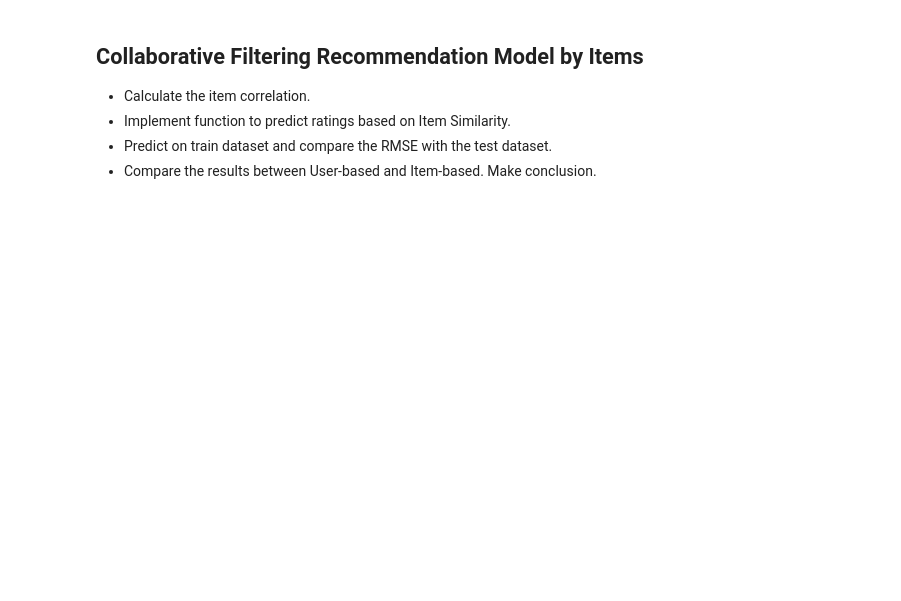
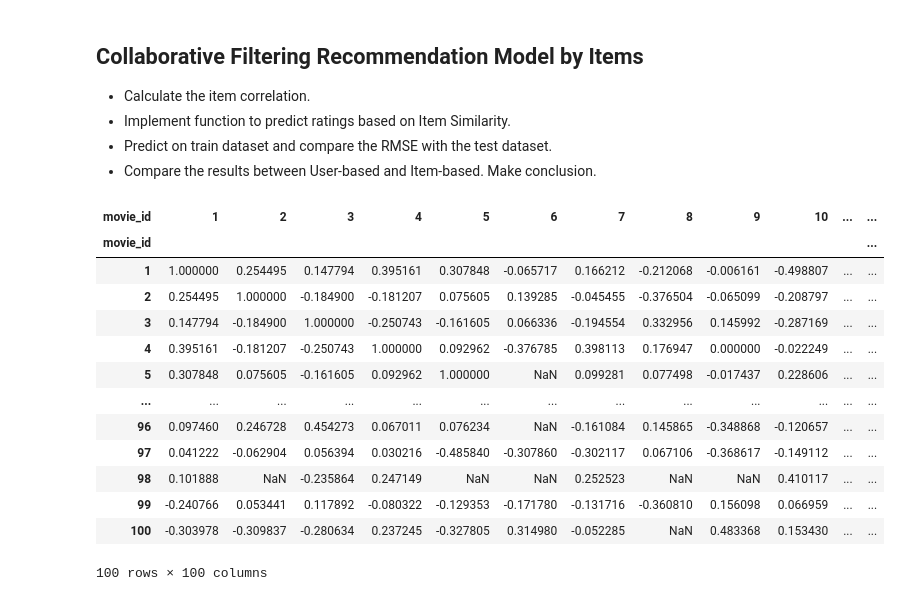
Before and after one commit to lucas-two/Big-Data, a Jupyter notebook: lab3/movie_reccomendations.ipynb, the cells around one changed output. Drawn from its saved outputs; the diff is of its cells as text; code cells hidden in the pictures; blank space fills up the shorter version.

```diff
--- a/lab3/movie_reccomendations.ipynb
+++ b/lab3/movie_reccomendations.ipynb
@@ -220,0 +275,25 @@ def sim_matrix(M, dimension='user'):
+# %%
+# Creating our matricies from the data (item-based)
+train_matrix_item = train_data.pivot_table(index='user_id', columns='movie_id', values='rating').astype('float64')
+test_matrix_item = test_data.pivot_table(index='user_id', columns='movie_id', values='rating').astype('float64')
+# %%
+# Create correlation matrix
+corr_matrix_item = train_matrix_item.corr(method='pearson', min_periods=10)
+
+# Display our user correlation matrix
+corr_matrix_item
+# %% [output]
+| movie_id | 1 | 2 | 3 | 4 | 5 | 6 | 7 | 8 | 9 | 10 | ... | ... |
+| movie_id |  |  |  |  |  |  |  |  |  |  |  | ... |
+| 1 | 1.000000 | 0.254495 | 0.147794 | 0.395161 | 0.307848 | -0.065717 | 0.166212 | -0.212068 | -0.006161 | -0.498807 | ... | ... |
+| 2 | 0.254495 | 1.000000 | -0.184900 | -0.181207 | 0.075605 | 0.139285 | -0.045455 | -0.376504 | -0.065099 | -0.208797 | ... | ... |
+| 3 | 0.147794 | -0.184900 | 1.000000 | -0.250743 | -0.161605 | 0.066336 | -0.194554 | 0.332956 | 0.145992 | -0.287169 | ... | ... |
+| 4 | 0.395161 | -0.181207 | -0.250743 | 1.000000 | 0.092962 | -0.376785 | 0.398113 | 0.176947 | 0.000000 | -0.022249 | ... | ... |
+| 5 | 0.307848 | 0.075605 | -0.161605 | 0.092962 | 1.000000 | NaN | 0.099281 | 0.077498 | -0.017437 | 0.228606 | ... | ... |
+| ... | ... | ... | ... | ... | ... | ... | ... | ... | ... | ... | ... | ... |
+| 96 | 0.097460 | 0.246728 | 0.454273 | 0.067011 | 0.076234 | NaN | -0.161084 | 0.145865 | -0.348868 | -0.120657 | ... | ... |
+| 97 | 0.041222 | -0.062904 | 0.056394 | 0.030216 | -0.485840 | -0.307860 | -0.302117 | 0.067106 | -0.368617 | -0.149112 | ... | ... |
+| 98 | 0.101888 | NaN | -0.235864 | 0.247149 | NaN | NaN | 0.252523 | NaN | NaN | 0.410117 | ... | ... |
+| 99 | -0.240766 | 0.053441 | 0.117892 | -0.080322 | -0.129353 | -0.171780 | -0.131716 | -0.360810 | 0.156098 | 0.066959 | ... | ... |
+| 100 | -0.303978 | -0.309837 | -0.280634 | 0.237245 | -0.327805 | 0.314980 | -0.052285 | NaN | 0.483368 | 0.153430 | ... | ... |
+100 rows × 100 columns
```
Also changed, not shown: parts of 10 cells of this notebook.
